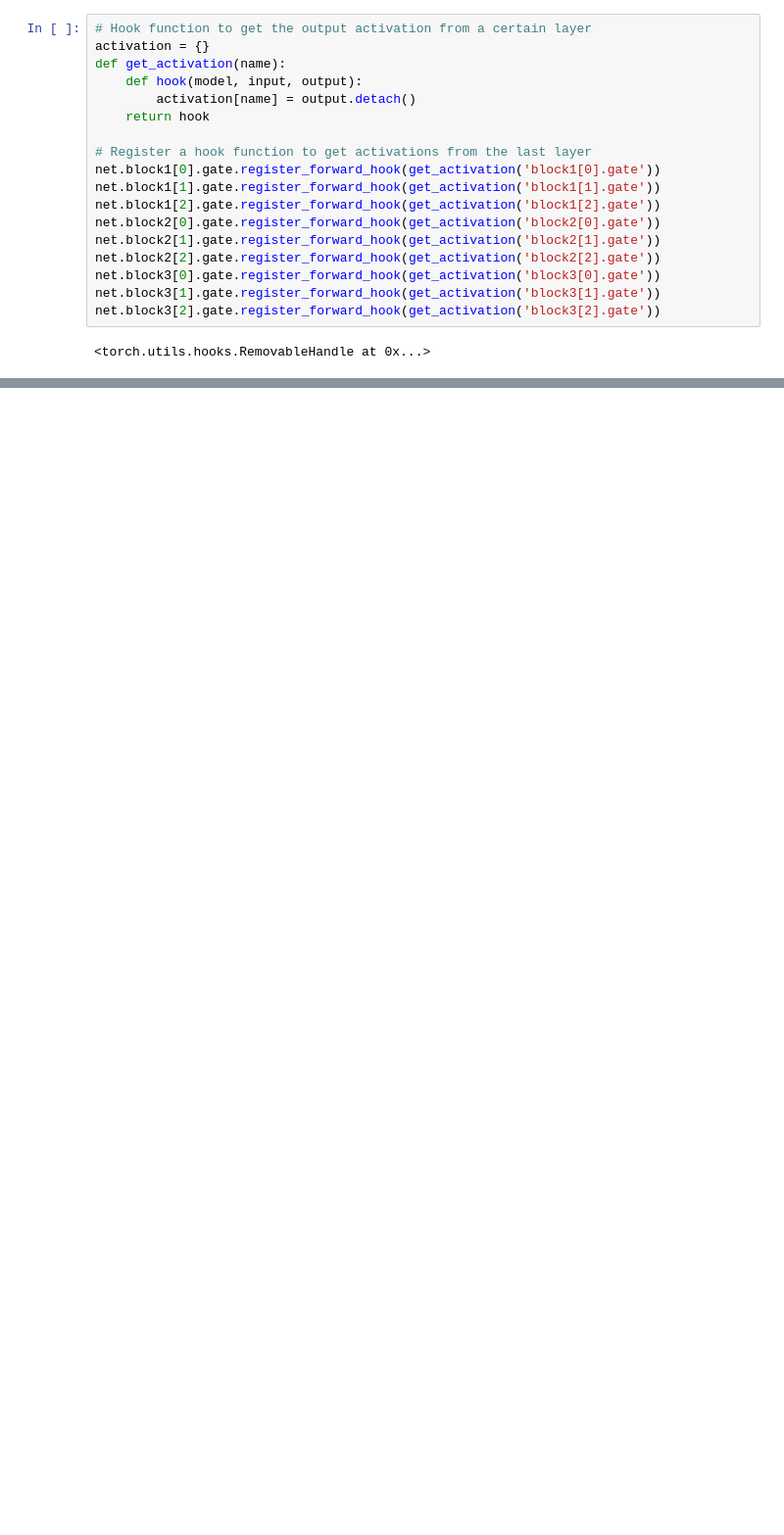
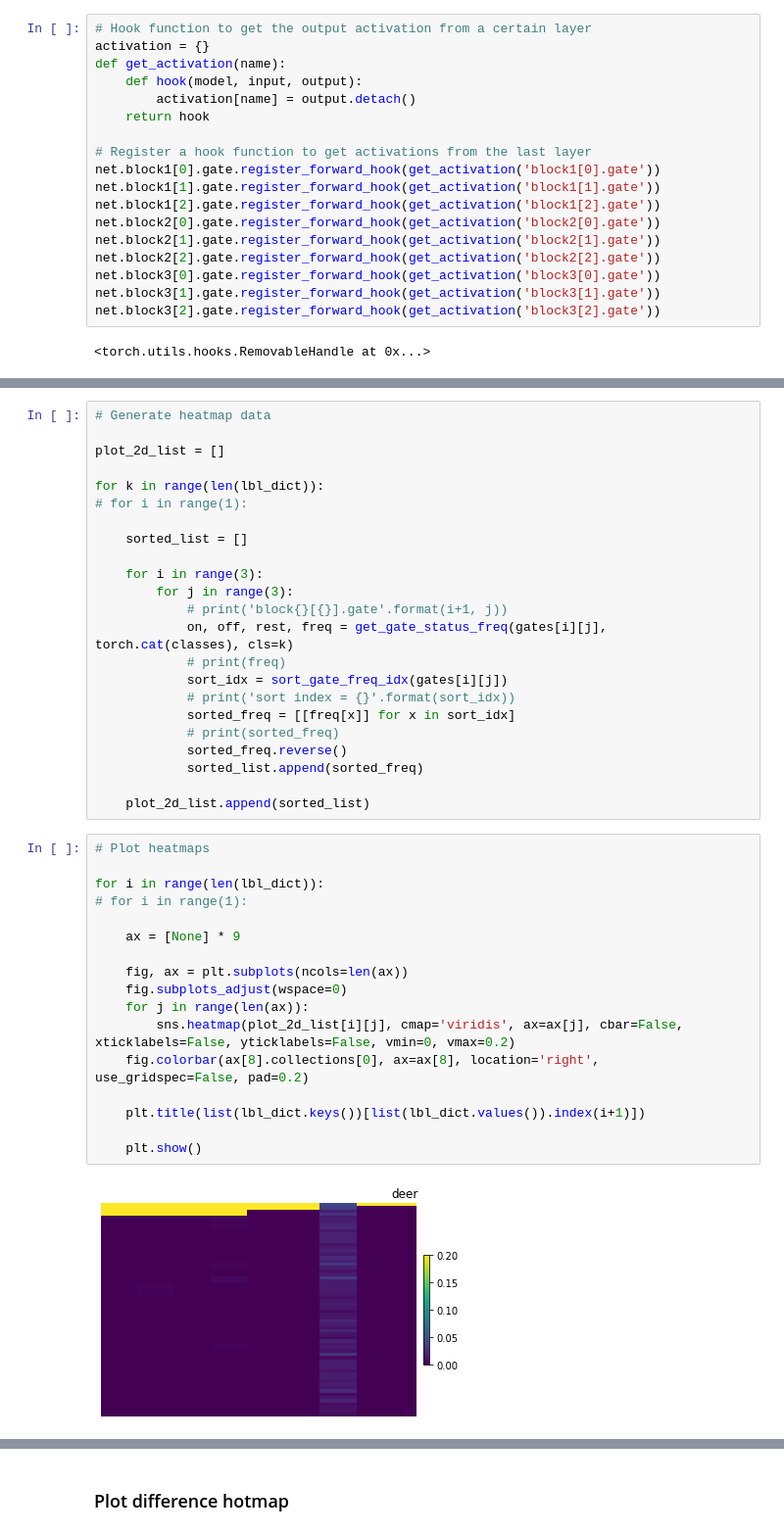
Before and after one commit to cstandy/dy-cnns, a Jupyter notebook: channel_gating/resnet-cifar10_wei-kai_CG.ipynb, the cells around one changed output, grey strips where cells are left out. Shown at 98% size. Drawn from its saved outputs; the diff is of its cells as text; blank space fills up the shorter version.

```diff
--- a/channel_gating/resnet-cifar10_wei-kai_CG.ipynb
+++ b/channel_gating/resnet-cifar10_wei-kai_CG.ipynb
@@ -720,0 +863,42 @@ plt.legend()
+# %%
+# Generate heatmap data
+
+plot_2d_list = []
+
+for k in range(len(lbl_dict)):
+# for i in range(1):
+
+    sorted_list = []
+
+    for i in range(3):
+        for j in range(3):
+            # print('block{}[{}].gate'.format(i+1, j))
+            on, off, rest, freq = get_gate_status_freq(gates[i][j], torch.cat(classes), cls=k)
+            # print(freq)
+            sort_idx = sort_gate_freq_idx(gates[i][j])
+            # print('sort index = {}'.format(sort_idx))
+            sorted_freq = [[freq[x]] for x in sort_idx]
+            # print(sorted_freq)
+            sorted_freq.reverse()
+            sorted_list.append(sorted_freq)
+
+    plot_2d_list.append(sorted_list)
+# %%
+# Plot heatmaps
+
+for i in range(len(lbl_dict)):
+# for i in range(1):
+
+    ax = [None] * 9
+
+    fig, ax = plt.subplots(ncols=len(ax))
+    fig.subplots_adjust(wspace=0)
+    for j in range(len(ax)):
+        sns.heatmap(plot_2d_list[i][j], cmap='viridis', ax=ax[j], cbar=False, xticklabels=False, yticklabels=False, vmin=0, vmax=0.2)
+    fig.colorbar(ax[8].collections[0], ax=ax[8], location='right', use_gridspec=False, pad=0.2)
+
+    plt.title(list(lbl_dict.keys())[list(lbl_dict.values()).index(i+1)])
+
+    plt.show()
+# %% [output]
+[figure, added]
@@ -720,0 +914,2 @@ plt.legend()
+# %% [markdown]
+### Plot difference hotmap
```
Also changed, not shown: parts of 21 cells of this notebook, 32 other files.
